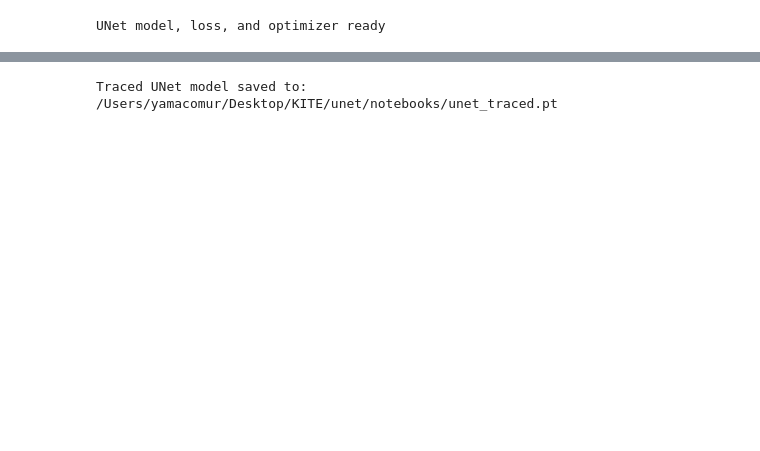
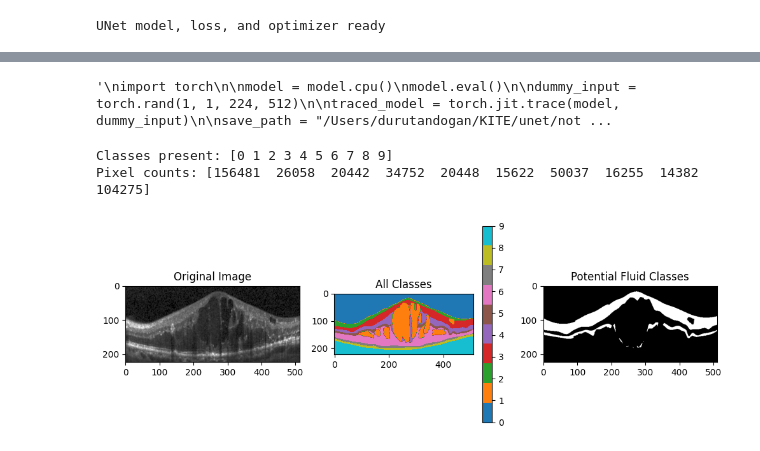
Before and after one commit to sinemistoktas/KITE, a Jupyter notebook: unet/notebooks/unet_train.ipynb, the cells around one changed output, grey strips where cells are left out. Drawn from its saved outputs; the diff is of its cells as text; code cells hidden in the pictures; blank space fills up the shorter version.

Commit message:
Layer segmentation updated

```diff
--- a/unet/notebooks/unet_train.ipynb
+++ b/unet/notebooks/unet_train.ipynb
@@ -125,11 +104,11 @@ class OCTDataset(Dataset):
 
         return image_tensor, label_tensor
 # %%
-#paths
-image_dir = "/Users/yamacomur/Desktop/Spring 2025/COMP491/Data/duke_original/image"
-label_dir = "/Users/yamacomur/Desktop/Spring 2025/COMP491/Data/duke_original/layer"
-file_list_path = "/Users/yamacomur/Desktop/KITE/unet/contains_lesion/fold1/train.txt"
-val_file_list_path = "/Users/yamacomur/Desktop/KITE/unet/contains_lesion/fold1/val.txt"
+#paths -> CHANGE IT ACCORDING TO YOUR PATHS
+image_dir = "/Users/durutandogan/Desktop/COMP491/duke_original/image"
+label_dir = "/Users/durutandogan/Desktop/COMP491/duke_original/layer"
+file_list_path = "/Users/durutandogan/KITE/unet/contains_lesion/fold1/train.txt"
+val_file_list_path = "/Users/durutandogan//KITE/unet/contains_lesion/fold1/val.txt"
 
 # datasets
 train_dataset = OCTDataset(image_dir=image_dir, label_dir=label_dir, file_list_path=file_list_path)
@@ -373,4 +352,5 @@ Training complete. Best val loss: 0.2151
 # %%
+"""
 import torch
 
 model = model.cpu()
@@ -380,9 +360,40 @@ dummy_input = torch.rand(1, 1, 224, 512)
 
 traced_model = torch.jit.trace(model, dummy_input)
 
-save_path = "/Users/yamacomur/Desktop/KITE/unet/notebooks/unet_traced.pt"
+save_path = "/Users/durutandogan/KITE/unet/notebooks/unet_traced.pt"
 traced_model.save(save_path)
 
 print(f"Traced UNet model saved to: {save_path}")
+"""
 # %% [output]
-Traced UNet model saved to: /Users/yamacomur/Desktop/KITE/unet/notebooks/unet_traced.pt
+'\nimport torch\n\nmodel = model.cpu()\nmodel.eval()\n\ndummy_input = torch.rand(1, 1, 224, 512)\n\ntraced_model = torch.jit.trace(model, dummy_input)\n\nsave_path = "/Users/durutandogan/KITE/unet/not ...
+# %%
+# Add this to your training notebook to see class distribution
+for inputs, labels in train_loader:
+    unique_labels, counts = torch.unique(labels, return_counts=True)
+    print("Classes present:", unique_labels.numpy())
+    print("Pixel counts:", counts.numpy())
+
+    # Show a sample image and its label
+    plt.figure(figsize=(12, 4))
+    plt.subplot(1, 3, 1)
+    plt.imshow(inputs[0, 0], cmap='gray')
+    plt.title('Original Image')
+
+    plt.subplot(1, 3, 2)
+    plt.imshow(labels[0], cmap='tab10', vmin=0, vmax=9)
+    plt.title('All Classes')
+    plt.colorbar()
+
+    # Show only potential fluid classes
+    plt.subplot(1, 3, 3)
+    fluid_mask = (labels[0] == 2) | (labels[0] == 3) | (labels[0] == 5)  # Example
+    plt.imshow(fluid_mask, cmap='gray')
+    plt.title('Potential Fluid Classes')
+
+    plt.show()
+    break
+# %% [output]
+Classes present: [0 1 2 3 4 5 6 7 8 9]
+Pixel counts: [156481  26058  20442  34752  20448  15622  50037  16255  14382 104275]
+[figure, added]
```
Also changed, not shown: parts of 4 cells of this notebook, 3 other files.
